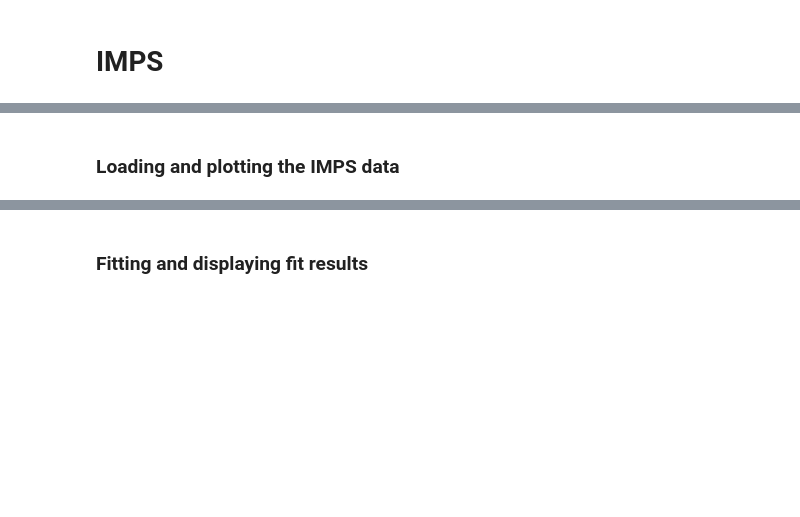
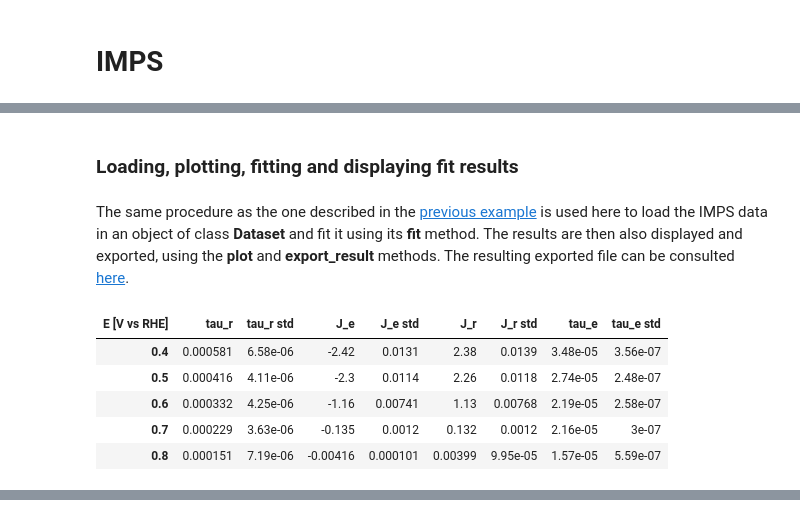
Before and after one commit to flboudoire/EZ, a Jupyter notebook: examples/IMPS.ipynb, the cells around one changed output, grey strips where cells are left out. Cells and saved outputs as stored; diff of their text form; code cells hidden in the pictures; blank space fills up the shorter version.

```diff
--- a/examples/IMPS.ipynb
+++ b/examples/IMPS.ipynb
@@ -26,17 +35,25 @@ model.plot(
 )
 # %% [output]
 [drawing not drawn]
-# %% [markdown]
-### Loading and plotting the IMPS data
+# %% [markdown]
+### Loading, plotting, fitting and displaying fit results
+# %% [markdown]
+The same procedure as the one described in the [previous example](EIS.html#load-plot) is used here to load the IMPS data in an object of class **Dataset** and fit it using its **fit** method. The results are then also displayed and exported, using the **plot** and **export_result** methods. The resulting exported file can be consulted [here]().
 # %%
 from EZ.data import Dataset
 
 ds = Dataset(
     folder="data/IMPS CFO pH14",
     ref=("RHE", 0)
 )
+ds.fit(model, pars=pars)
 ds.plot()
+ds.export_result(show=True)
 # %% [output]
+| E [V vs RHE] | tau_r | tau_r std | J_e | J_e std | J_r | J_r std | tau_e | tau_e std |
+| 0.4 | 0.000581 | 6.58e-06 | -2.42 | 0.0131 | 2.38 | 0.0139 | 3.48e-05 | 3.56e-07 |
+| 0.5 | 0.000416 | 4.11e-06 | -2.3 | 0.0114 | 2.26 | 0.0118 | 2.74e-05 | 2.48e-07 |
+| 0.6 | 0.000332 | 4.25e-06 | -1.16 | 0.00741 | 1.13 | 0.00768 | 2.19e-05 | 2.58e-07 |
+| 0.7 | 0.000229 | 3.63e-06 | -0.135 | 0.0012 | 0.132 | 0.0012 | 2.16e-05 | 3e-07 |
+| 0.8 | 0.000151 | 7.19e-06 | -0.00416 | 0.000101 | 0.00399 | 9.95e-05 | 1.57e-05 | 5.59e-07 |
 [drawing not drawn]
-# %% [markdown]
-### Fitting and displaying fit results
```
Also changed, not shown: parts of 9 cells of this notebook, 7 other files.
